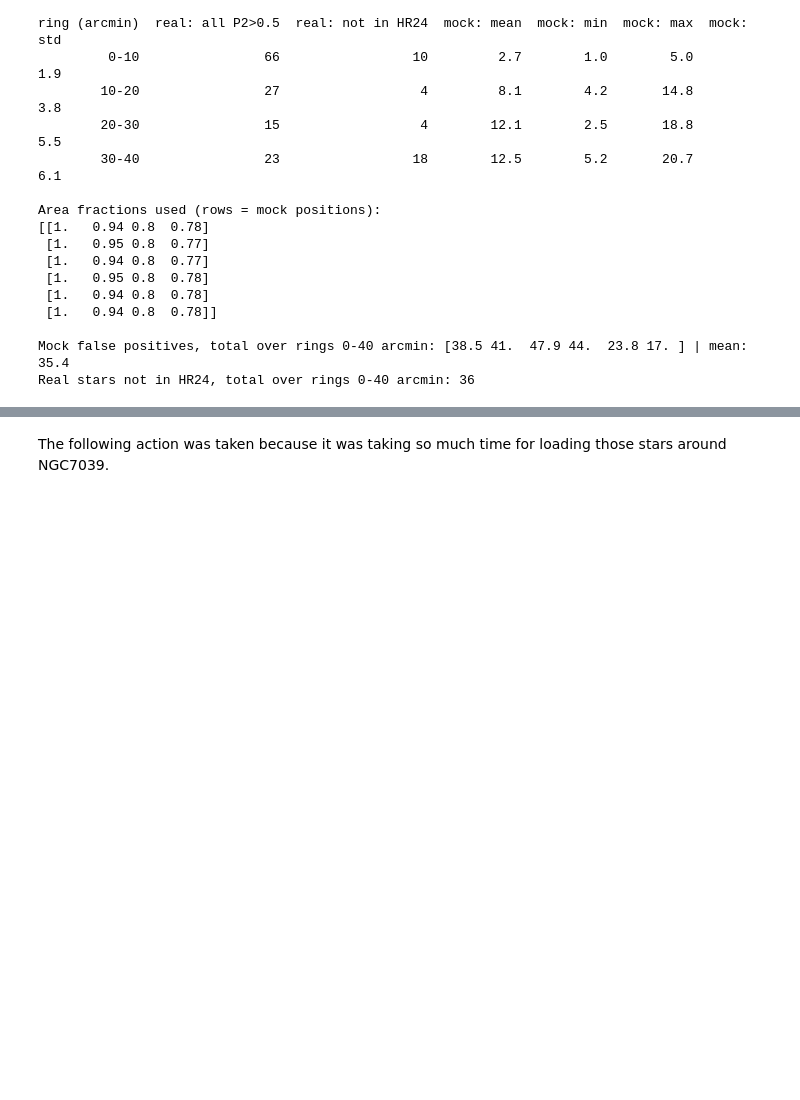
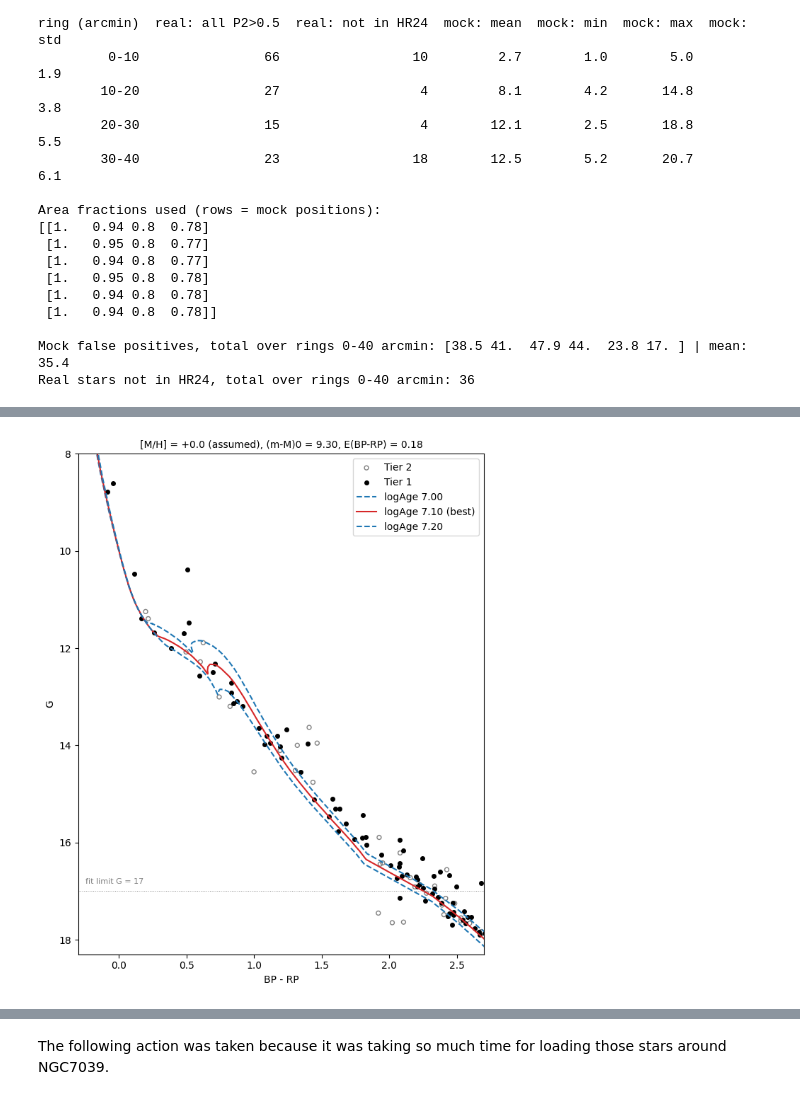
Before and after one commit to nischalbhandari1822-bit/ngc7039-open-cluster-analysis-, a Jupyter notebook: notebooks/ngc7039_analysis.ipynb, the cells around one changed output, grey strips where cells are left out. Cells and saved outputs as stored; diff of their text form; code cells hidden in the pictures; blank space fills up the shorter version.

```diff
--- a/notebooks/ngc7039_analysis.ipynb
+++ b/notebooks/ngc7039_analysis.ipynb
@@ -1103,0 +2154,22 @@ Real stars not in HR24, total over rings 0-40 arcmin: 36
+# %%
+from astroquery.gaia import Gaia
+
+ids = ",".join(str(i) for i in t1.source_id)
+q = f"""SELECT source_id, ebpminrp_gspphot, ag_gspphot, teff_gspphot, distance_gspphot
+        FROM gaiadr3.astrophysical_parameters
+        WHERE source_id IN ({ids})"""
+ap = Gaia.launch_job_async(q).get_results().to_pandas()
+m = t1.merge(ap, on='source_id').dropna(subset=['ebpminrp_gspphot'])
+m = m[m.phot_g_mean_mag < 17]
+
+def summary(df, label):
+    e = df.ebpminrp_gspphot
+    mad = 1.4826*np.median(np.abs(e - e.median()))
+    print(f"{label:28s} N={len(df):3d}  median E(BP-RP) = {e.median():.3f}  scatter = {mad:.3f}  "
+          f"(error on median ~ {mad/np.sqrt(len(df)):.3f})")
+
+summary(m, "all G<17 with GSP-Phot")
+summary(m[m.BP_RP < 0.7], "hot stars (BP-RP < 0.7)")
+summary(m[(m.BP_RP >= 0.7) & (m.BP_RP < 1.5)], "mid stars (0.7-1.5)")
+summary(m[m.BP_RP >= 1.5], "cool stars (BP-RP >= 1.5)")
+print(f"\nYour isochrone fit: E(BP-RP) = {results[0.0]['EBPRP']:.3f} +/- 0.10")
@@ -1103,0 +2222,22 @@ Real stars not in HR24, total over rings 0-40 arcmin: 36
+# %%
+adopt = dict(mh=0.0, logAge=7.10, DM=9.298, E=0.182)
+
+fig, ax = plt.subplots(figsize=(6.5, 8))
+ax.scatter(t2.BP_RP, t2.phot_g_mean_mag, s=18, facecolors='none', edgecolors='gray', label='Tier 2')
+ax.scatter(t1.BP_RP, t1.phot_g_mean_mag, s=16, c='k', label='Tier 1')
+for la, ls, lab in [(7.00, '--', 'logAge 7.00'), (7.10, '-', 'logAge 7.10 (best)'), (7.20, '--', 'logAge 7.20')]:
+    iso = p[np.isclose(p.MH, adopt['mh']) & np.isclose(p.logAge, la, atol=0.006) & (p.label <= 3)].sort_values('Mini')
+    ax.plot(iso.G_BPmag - iso.G_RPmag + adopt['E'], iso.Gmag + adopt['DM'] + K*adopt['E'],
+            ls, color='C3' if ls == '-' else 'C0', lw=1.5, label=lab)
+ax.axhline(17, color='gray', lw=0.7, ls=':')
+ax.text(-0.25, 16.85, 'fit limit G = 17', fontsize=8, color='gray')
+ax.set_xlim(-0.3, 2.7); ax.set_ylim(18.3, 8)
+ax.set_xlabel('BP - RP'); ax.set_ylabel('G')
+ax.set_title(f"[M/H] = {adopt['mh']:+.1f} (assumed), (m-M)0 = {adopt['DM']:.2f}, E(BP-RP) = {adopt['E']:.2f}", fontsize=10)
+ax.legend(loc='upper right')
+plt.tight_layout(); plt.savefig('final_cmd.png', dpi=150); plt.show()
+
+from google.colab import files
+files.download('final_cmd.png')
+# %% [output]
+[figure, added]
```
Also changed, not shown: parts of 29 cells of this notebook.
